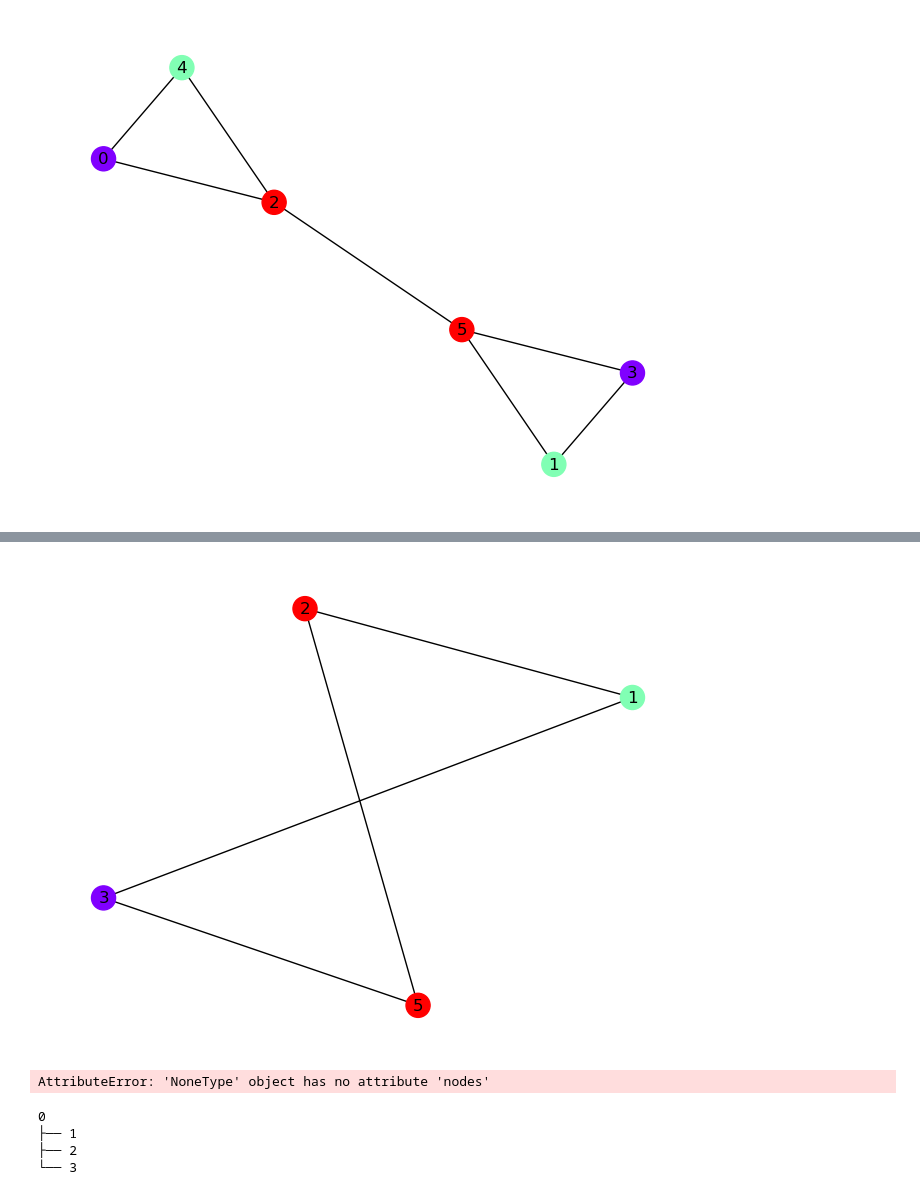
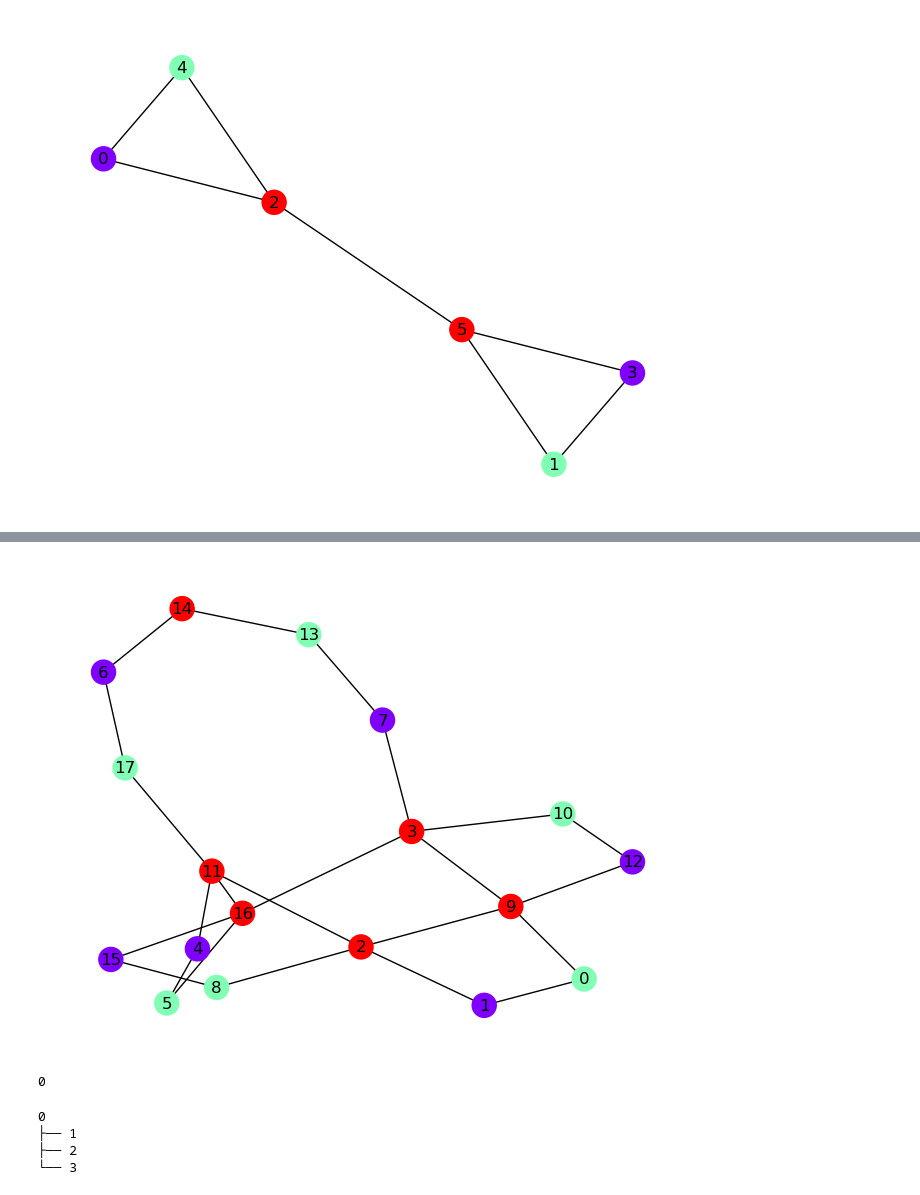
Before and after one commit to coryglover/NetDesign, a Jupyter notebook: notebooks/mcmc.ipynb, the cells around one changed output, grey strips where cells are left out. Drawn from its saved outputs; the diff is of its cells as text; code cells hidden in the pictures.

```diff
--- a/notebooks/mcmc.ipynb
+++ b/notebooks/mcmc.ipynb
@@ -29 +25,7 @@ at.draw_network(target,X,with_labels=True)
+# %%
+X = np.loadtxt('../data/protein_complex/proteins/human/Xfiles/X_CPX-1919.txt')
+target_edges = np.loadtxt('../data/protein_complex/proteins/human/edgefiles/CPX-1919.edge', dtype=int)
+target = nx.from_edgelist(target_edges)
+O = at.extract_O(target,X)
+capacity = at.extract_deg_cap(target,X).reshape(-1)
 # %%
@@ -79,11 +121,11 @@ ex0.Tree.show()
 # %%
-at.draw_network(ex0.Tree.get_node(1).data.subgraph[0],X,with_labels=True)
+at.draw_network(ex0.Tree.get_node(0).data.subgraph[0],X,with_labels=True)
 # %% [output]
-[figure, old version]
+[figure, new version]
 # %%
-at.draw_network(ex0.Tree.get_node(0).data.subgraph[0],X)
+sum(ex0.Tree.get_node(0).data.p)
 # %% [output]
-AttributeError: 'NoneType' object has no attribute 'nodes'
+0
 # %%
 mcmc_attempt0 = mcmc.DesignMCMC(ex0)
 # %%
```
Also changed, not shown: parts of 14 cells of this notebook, 1 other file.
